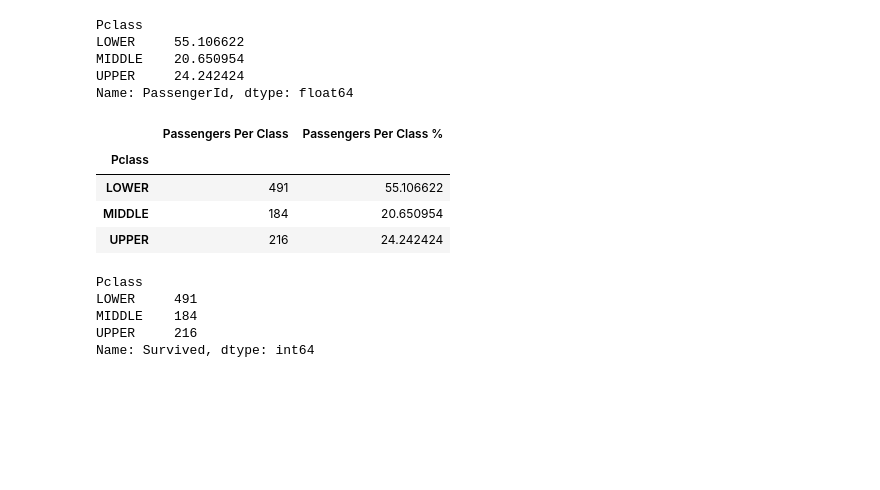
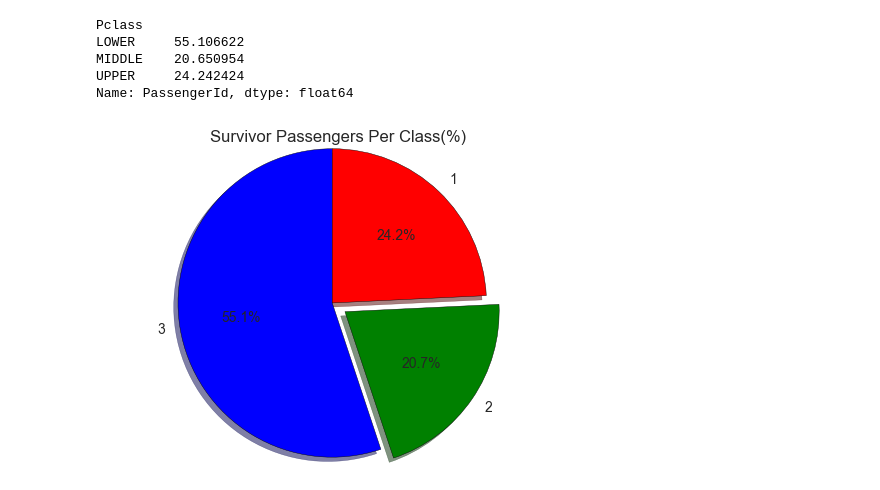
Before and after one commit to rramchan12/Data-Analyst-NanoDegree, a Jupyter notebook: P2 - Investigate a Dataset using Python/Investigating_Titanic_Data.ipynb, the cells around one changed output. Saved outputs shown, nothing was run; the diff lists cells and outputs as text; code cells hidden in the pictures; blank space fills up the shorter version.

Commit message:
Pie Charts Created

```diff
--- a/P2 - Investigate a Dataset using Python/Investigating_Titanic_Data.ipynb
+++ b/P2 - Investigate a Dataset using Python/Investigating_Titanic_Data.ipynb
@@ -197,14 +198,15 @@ def get_percentage(x,y):
 
 def pie_plot(x,x_axes_name):
     # Pie chart, where the slices will be ordered and plotted counter-clockwise:
-    labels = '1', '2', '3', '4'
+    labels = '3', '2', '1'
     sizes = np.array(x)
-    explode = (0, 0.1, 0, 0)  # only "explode" the 2nd slice (i.e. 'Hogs')
+    explode = (0, 0.1, 0)  # only "explode" the 2nd slice (i.e. 'Hogs')
 
     fig1, ax1 = plt.subplots()
     ax1.pie(sizes, explode=explode, labels=labels, autopct='%1.1f%%',
         shadow=True, startangle=90)
-    ax1.axis('equal')  # Equal aspect ratio ensures that pie is drawn as a circle.
+    ax1.axis('Equal')  # Equal aspect ratio ensures that pie is drawn as a circle.
+    plt.title(x_axes_name)
     plt.show()
     return None
 # %%
@@ -239,24 +241,11 @@ UPPER     24.242424
 Name: PassengerId, dtype: float64
 # %%
 #Constructing a data frame
+%matplotlib inline
 
 passenger_per_class_df = pd.DataFrame(data={'Passengers Per Class': passengers_per_class, 'Passengers Per Class %':passengers_per_class_percentage })
 passenger_per_class_df
+
+pie_plot(passengers_per_class_percentage, "Survivor Passengers Per Class(%)")
 # %% [output]
-|  | Passengers Per Class | Passengers Per Class % |
-| Pclass |  |  |
-| LOWER | 491 | 55.106622 |
-| MIDDLE | 184 | 20.650954 |
-| UPPER | 216 | 24.242424 |
+[figure, added]
-# %%
-#Group passengers by survivors
-
-survivors_by_class = passenger_df.groupby('Pclass').count()['Survived']
-survivors_by_class
-#passenger_df.head()
-# %% [output]
-Pclass
-LOWER     491
-MIDDLE    184
-UPPER     216
-Name: Survived, dtype: int64
```
Also changed, not shown: parts of 4 cells of this notebook.
